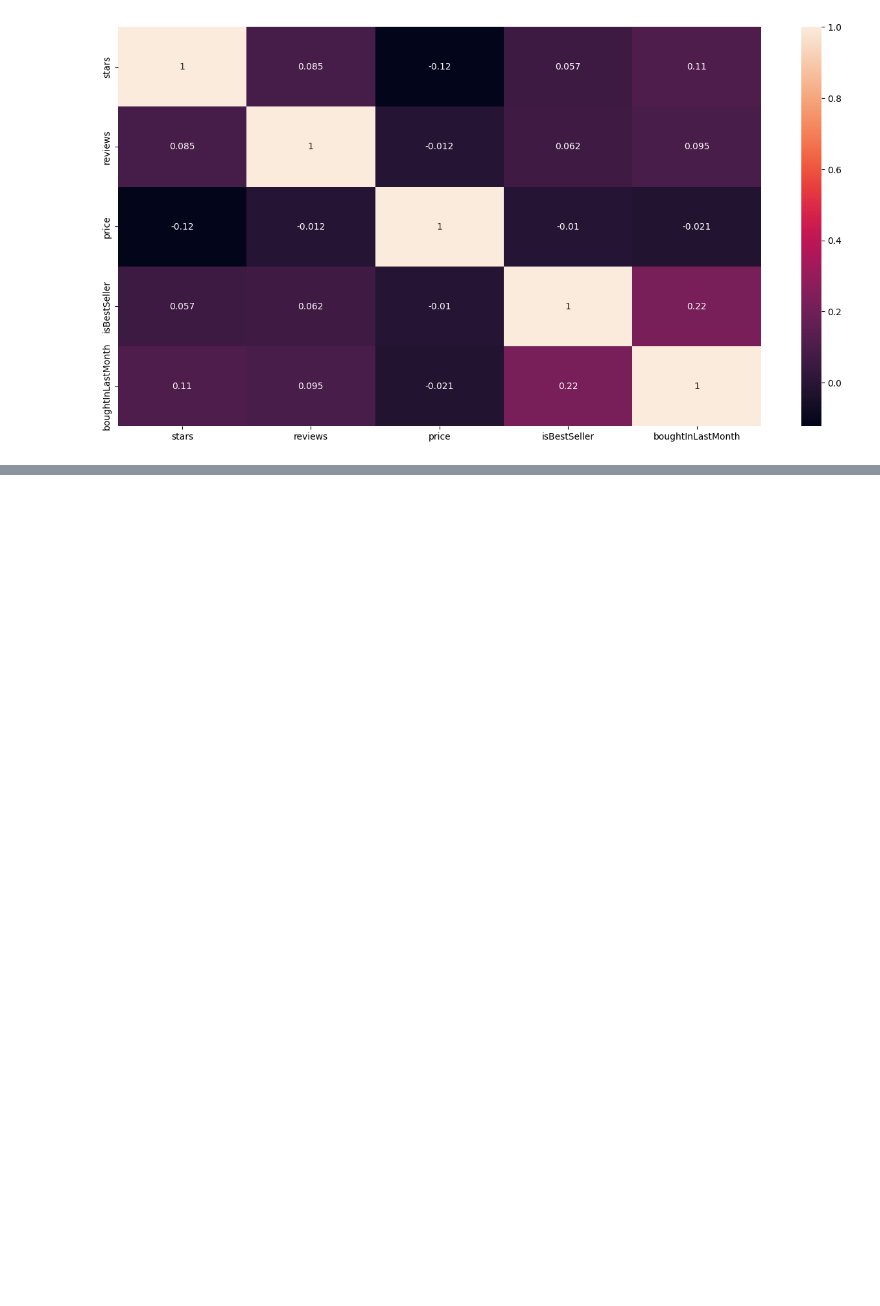
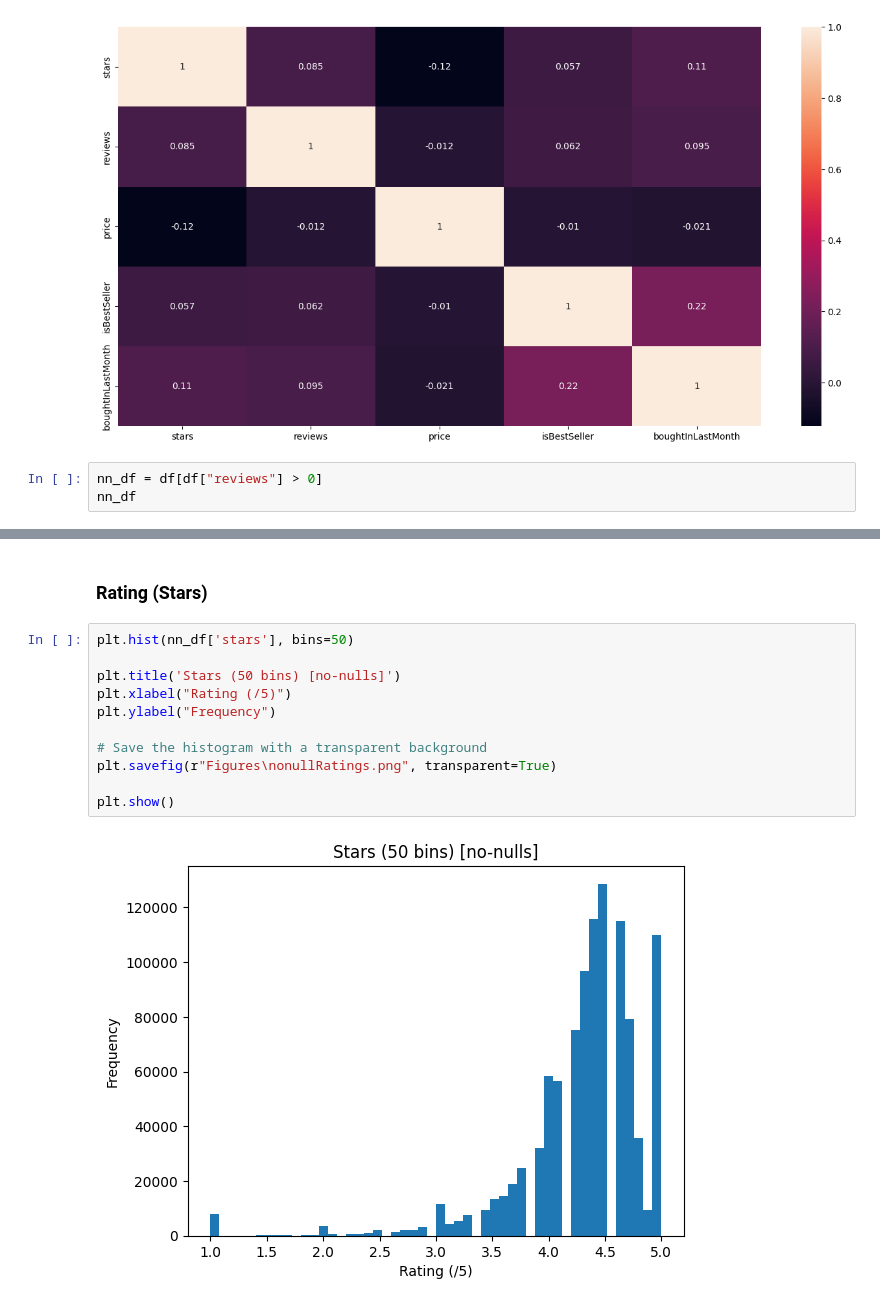
Before and after one commit to kieranthakkar/amazonOptimiser, a Jupyter notebook: data inspection and exploration.ipynb, the cells around one changed output, grey strips where cells are left out. Cells and saved outputs as stored; diff of their text form; blank space fills up the shorter version.

Commit message:
added no-nulls exploration

```diff
--- a/data inspection and exploration.ipynb
+++ b/data inspection and exploration.ipynb
@@ -190,3 +190,6 @@ sns.heatmap(corr_matrix, annot=True)
 # %% [output]
 <Axes: >
 [figure]
+# %%
+nn_df = df[df["reviews"] > 0]
+nn_df
@@ -192,0 +213,15 @@ sns.heatmap(corr_matrix, annot=True)
+# %% [markdown]
+### Rating (Stars)
+# %%
+plt.hist(nn_df['stars'], bins=50)
+
+plt.title('Stars (50 bins) [no-nulls]')
+plt.xlabel("Rating (/5)")
+plt.ylabel("Frequency")
+
+# Save the histogram with a transparent background
+plt.savefig(r"Figures\nonullRatings.png", transparent=True)
+
+plt.show()
+# %% [output]
+[figure, added]
```
Also changed, not shown: parts of 11 cells of this notebook.
